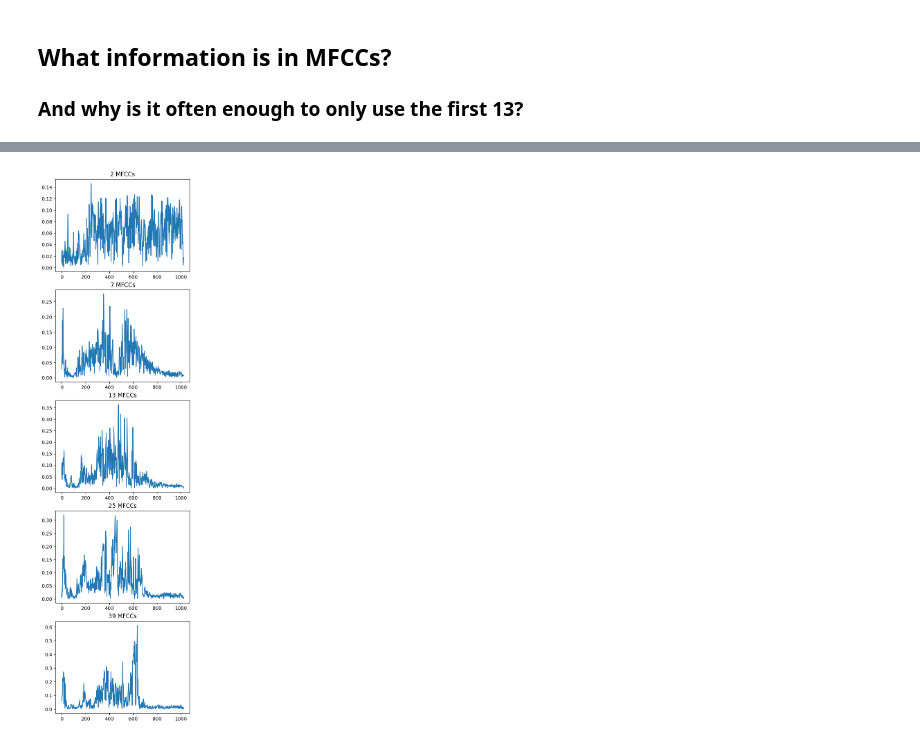
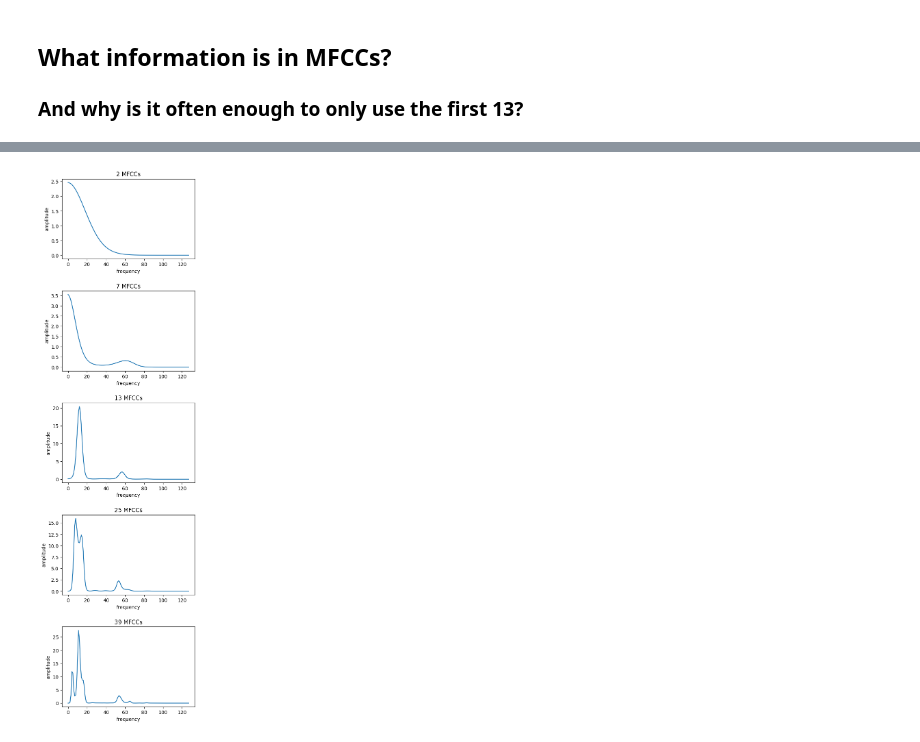
Before and after one commit to 17luke/spoken-language-processing, a Jupyter notebook: 1_speech_processing/audio_feature_extraction_w_librosa.ipynb, the cells around one changed output, grey strips where cells are left out. Drawn from its saved outputs; the diff is of its cells as text; code cells hidden in the pictures.

Commit message:
fixed spectrum plots comparing different n_mfcc

```diff
--- a/1_speech_processing/audio_feature_extraction_w_librosa.ipynb
+++ b/1_speech_processing/audio_feature_extraction_w_librosa.ipynb
@@ -118,14 +126,14 @@ mfccs.shape
 ## What information is in MFCCs?
 ### And why is it often enough to only use the first 13?
 # %%
-reconstructed_signals = {}
+mfccs = {}
 for i in (2, 7, 13, 25, 39):
-    mfcc = librosa.feature.mfcc(y=signal, n_mfcc=i, sr=sample_rate)
-    reconstructed_signals[i] = librosa.feature.inverse.mfcc_to_audio(mfcc, sr=sample_rate)
+    mfccs[i] = librosa.feature.mfcc(y=signal, n_mfcc=i, sr=sample_rate)
 # %%
-for n_mfcc in reconstructed_signals:
+for n_mfcc in mfccs:
     print(n_mfcc, "MFCCs")
-    ipd.display(ipd.Audio(reconstructed_signals[n_mfcc], rate=sample_rate))
+    reconstructed_signal = librosa.feature.inverse.mfcc_to_audio(mfccs[n_mfcc], sr=sample_rate)
+    ipd.display(ipd.Audio(reconstructed_signal, rate=sample_rate))
 # %% [output]
 2 MFCCs
 [interactive output not drawn]
@@ -140,9 +148,12 @@ for n_mfcc in reconstructed_signals:
 # %%
 # for each signal, plot the spectrum of one window
 fig, axs = plt.subplots(5,figsize=(5,20))
-for i, n_mfcc in enumerate(reconstructed_signals):
-    spectrum = np.abs(librosa.stft(reconstructed_signals[n_mfcc][10000:12048], n_fft=2048, hop_length=2049))
+for i, n_mfcc in enumerate(mfccs):
+    db_mel_spectrum = librosa.feature.inverse.mfcc_to_mel(mfccs[n_mfcc])
+    axs[i].plot(db_mel_spectrum[:,123]) # picked the 123th window (approx where the sound "au" is)
+    axs[i].set_xlabel("frequency")
+    axs[i].set_ylabel("amplitude")
     axs[i].set_title(str(n_mfcc) + " MFCCs")
-    axs[i].plot(spectrum)
+fig.subplots_adjust(hspace=0.4) # more padding between subplots
 # %% [output]
-[figure, old version]
+[figure, new version]
```
Also changed, not shown: parts of 3 cells of this notebook.
